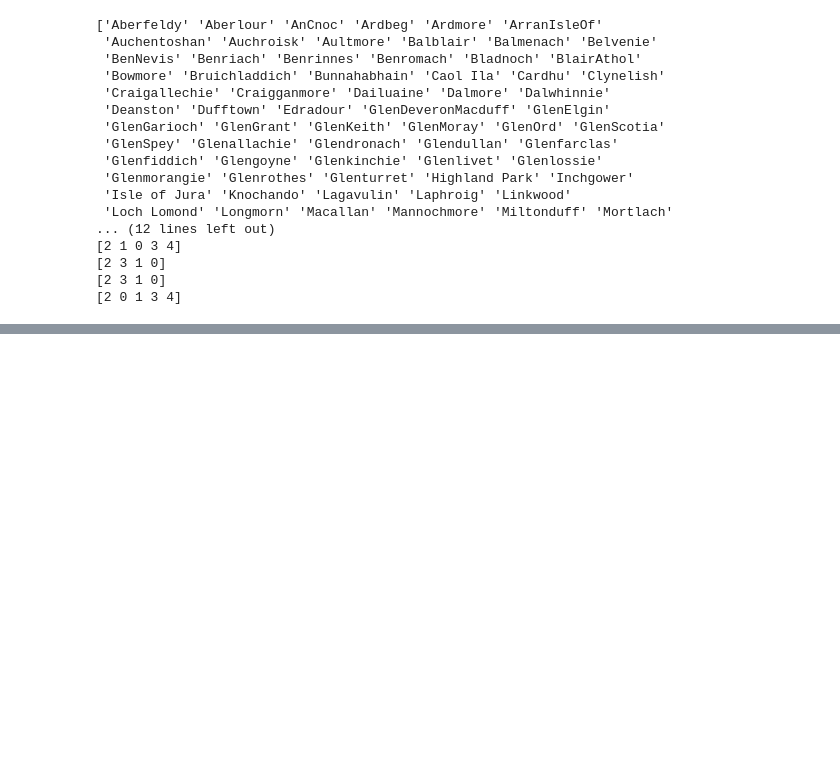
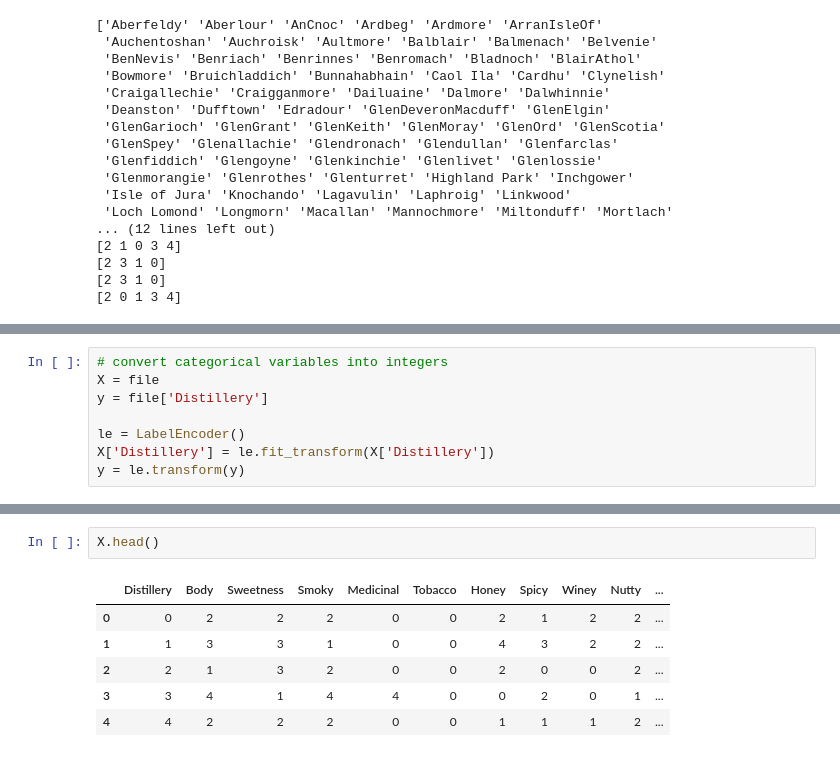
Before and after one commit to Shalom91/K-Means_Whisky_Data, a Jupyter notebook: Whisky_Profiles.ipynb, the cells around one changed output, grey strips where cells are left out. Drawn from its saved outputs; the diff is of its cells as text; blank space fills up the shorter version.

Commit message:
convert categorical variables into integers

```diff
--- a/Whisky_Profiles.ipynb
+++ b/Whisky_Profiles.ipynb
@@ -102,3 +103,11 @@ corr.style.background_gradient(cmap='coolwarm')
 | Malty | -0.116859 | -0.001516 | -0.192875 | -0.258959 | -0.059347 | 0.310184 | 0.036303 | 0.112368 | 0.066157 | 1.000000 | 0.207288 | ... |
 | Fruity | -0.013205 | 0.019820 | -0.312970 | -0.330975 | -0.235145 | 0.108822 | 0.144714 | 0.090694 | 0.071765 | 0.207288 | 1.000000 | ... |
 | Floral | -0.461203 | 0.144987 | -0.431663 | -0.511323 | -0.212375 | 0.183029 | 0.034663 | -0.126932 | 0.018302 | 0.106309 | 0.262336 | ... |
+# %%
+# convert categorical variables into integers
+X = file
+y = file['Distillery']
+
+le = LabelEncoder()
+X['Distillery'] = le.fit_transform(X['Distillery'])
+y = le.transform(y)
@@ -104,0 +137,9 @@ corr.style.background_gradient(cmap='coolwarm')
+# %%
+X.head()
+# %% [output]
+|  | Distillery | Body | Sweetness | Smoky | Medicinal | Tobacco | Honey | Spicy | Winey | Nutty | ... |
+| 0 | 0 | 2 | 2 | 2 | 0 | 0 | 2 | 1 | 2 | 2 | ... |
+| 1 | 1 | 3 | 3 | 1 | 0 | 0 | 4 | 3 | 2 | 2 | ... |
+| 2 | 2 | 1 | 3 | 2 | 0 | 0 | 2 | 0 | 0 | 2 | ... |
+| 3 | 3 | 4 | 1 | 4 | 4 | 0 | 0 | 2 | 0 | 1 | ... |
+| 4 | 4 | 2 | 2 | 2 | 0 | 0 | 1 | 1 | 1 | 2 | ... |
```
Also changed, not shown: parts of 2 cells of this notebook.
